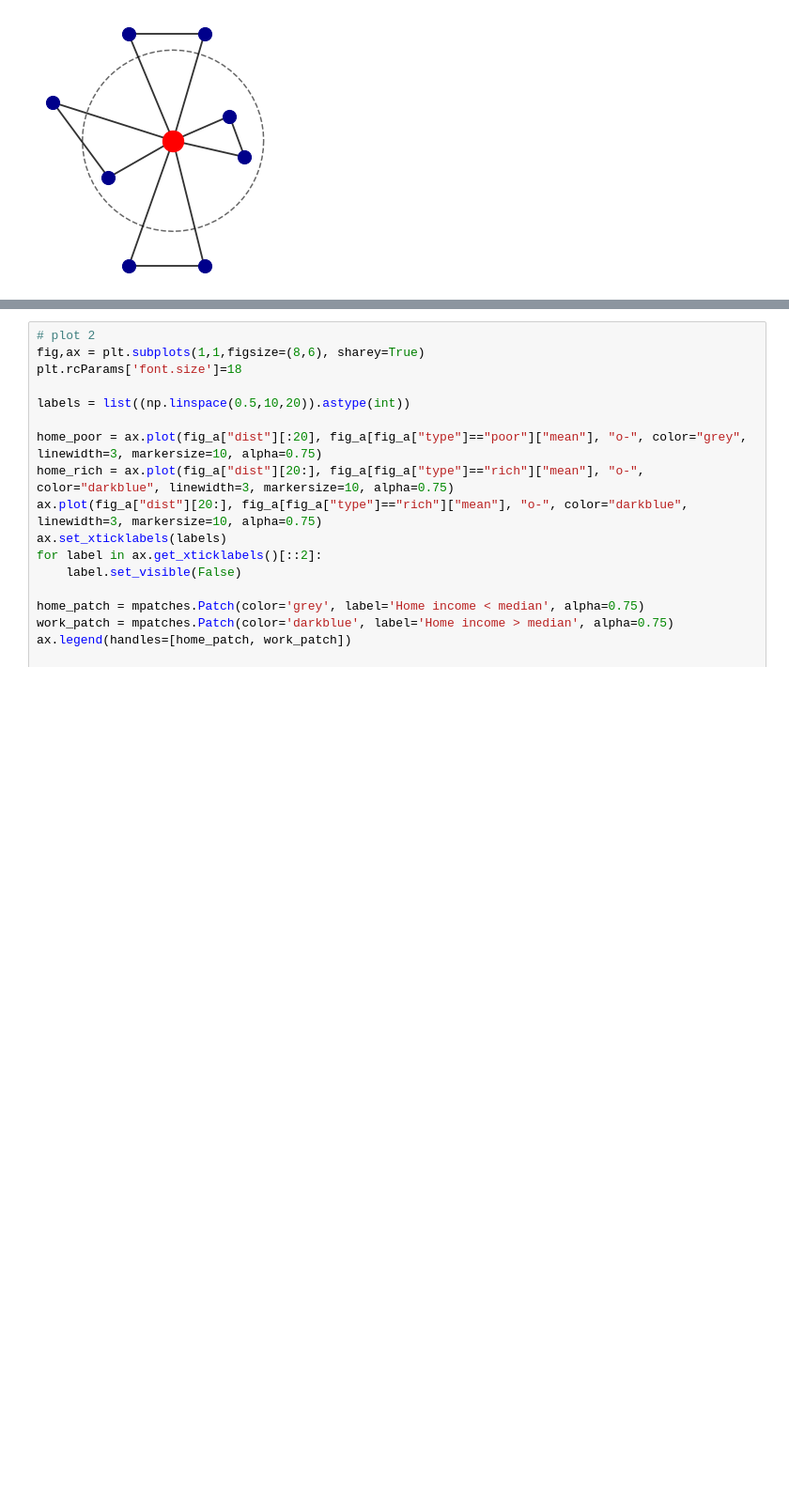
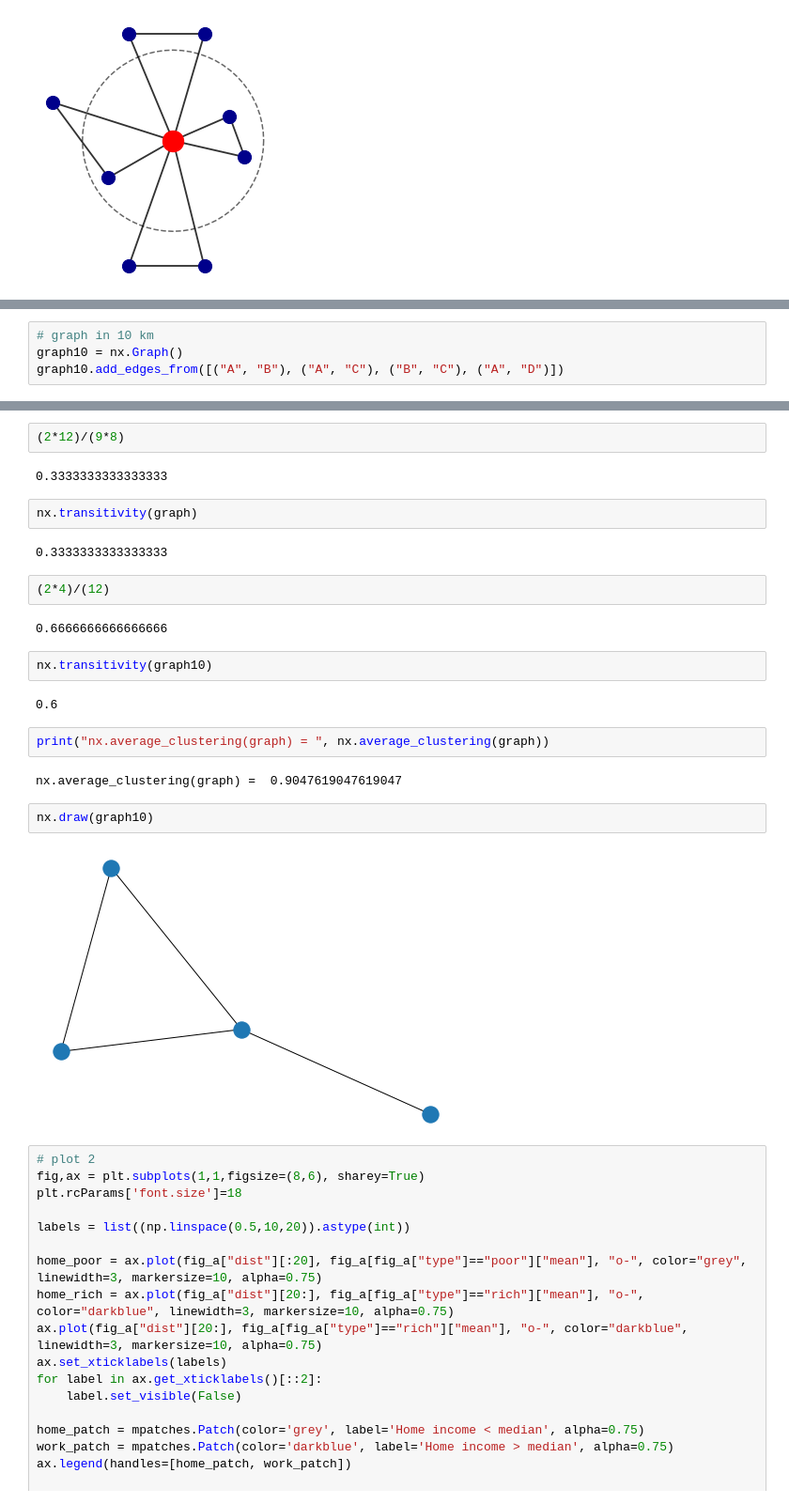
Before and after one commit to sandorjuhasz/ties-around-home, a Jupyter notebook: scripts/visuals.ipynb, the cells around one changed output, grey strips where cells are left out. Shown at 94% size. Saved outputs shown, nothing was run; the diff lists cells and outputs as text; blank space fills up the shorter version.

```diff
--- a/scripts/visuals.ipynb
+++ b/scripts/visuals.ipynb
@@ -946,0 +956,4 @@ plt.show()
+# %%
+# graph in 10 km
+graph10 = nx.Graph()
+graph10.add_edges_from([("A", "B"), ("A", "C"), ("B", "C"), ("A", "D")])
@@ -947,3 +964,27 @@ plt.show()
+# %%
+(2*12)/(9*8)
+# %% [output]
+0.3333333333333333
+# %%
+nx.transitivity(graph)
+# %% [output]
+0.3333333333333333
+# %%
+(2*4)/(12)
+# %% [output]
+0.6666666666666666
+# %%
+nx.transitivity(graph10)
+# %% [output]
+0.6
+# %%
+print("nx.average_clustering(graph) = ", nx.average_clustering(graph))
+# %% [output]
+nx.average_clustering(graph) =  0.9047619047619047
+# %%
+nx.draw(graph10)
+# %% [output]
+[figure, added]
 # %%
 # plot 2
 fig,ax = plt.subplots(1,1,figsize=(8,6), sharey=True)
```
Also changed, not shown: parts of 3 cells of this notebook, 1 other file.
